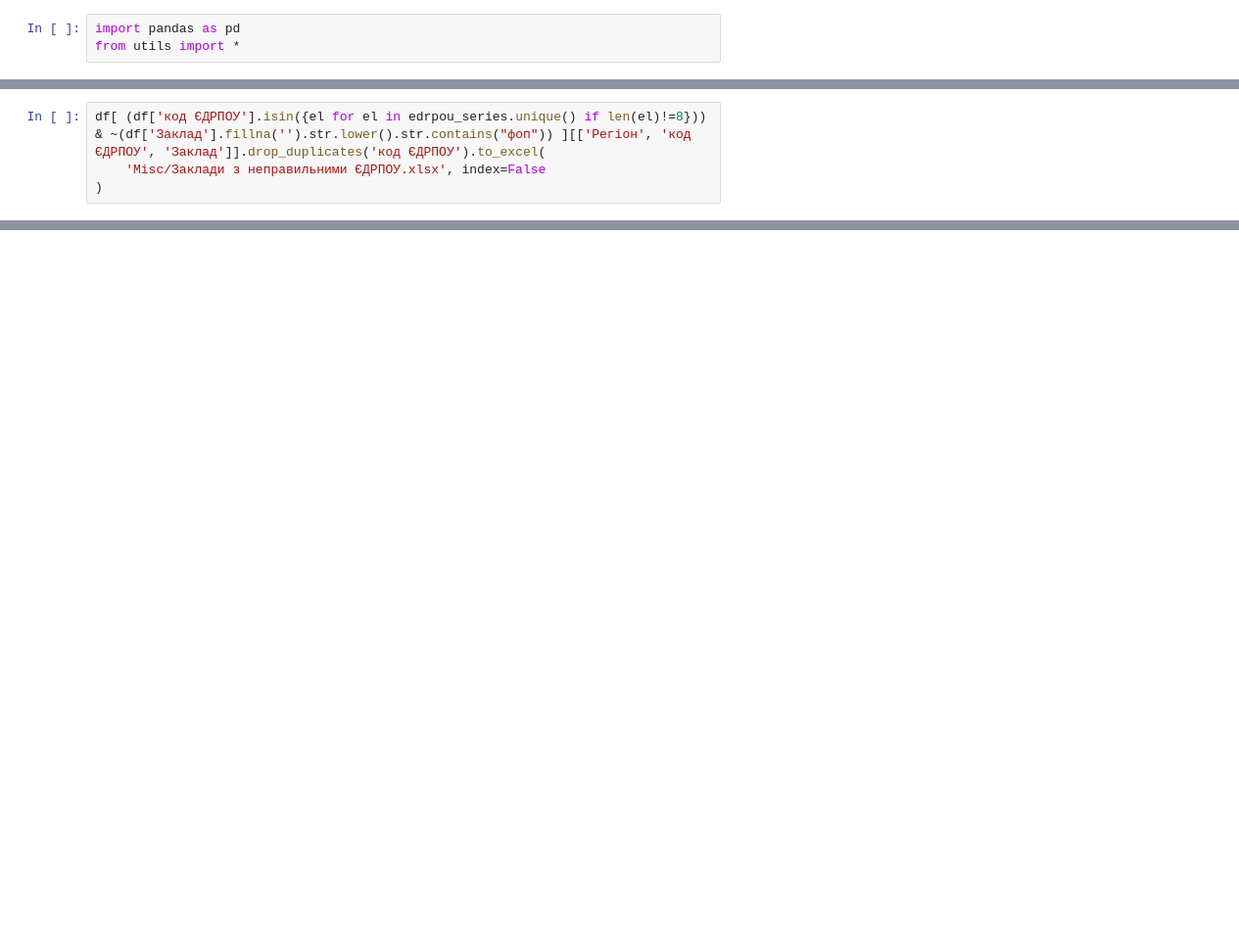
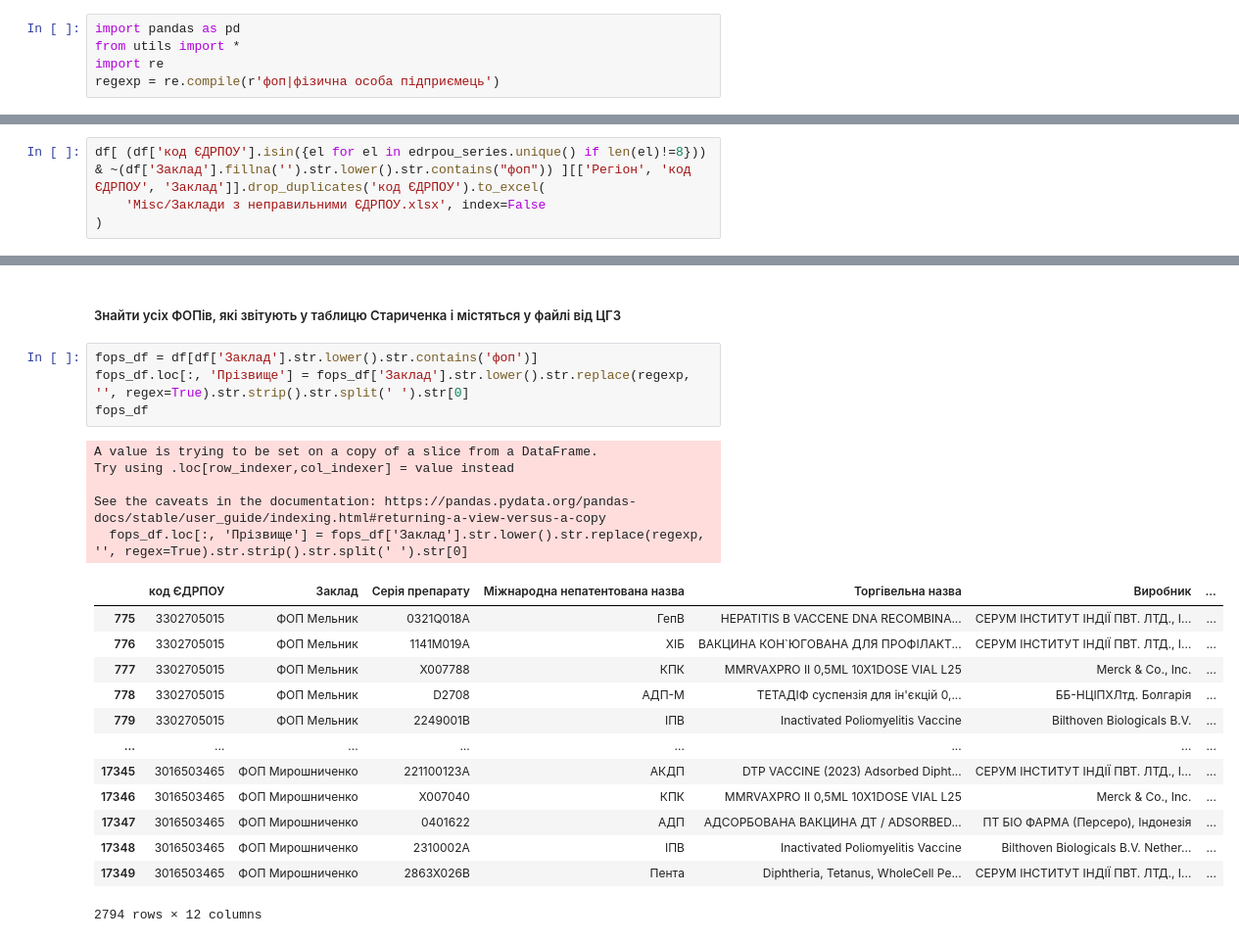
Before and after one commit to NonPersistentMind/VacPlanner, a Jupyter notebook: test_facilities_presence.ipynb, the cells around one changed output, grey strips where cells are left out. Shown at 98% size. Cells and saved outputs as stored; diff of their text form; blank space fills up the shorter version.

```diff
--- a/test_facilities_presence.ipynb
+++ b/test_facilities_presence.ipynb
@@ -1,6 +1,8 @@
 # %%
 import pandas as pd
 from utils import *
+import re
+regexp = re.compile(r'фоп|фізична особа підприємець')
 # %%
 test_df = pd.read_excel('Data/Auxillary/Список закладів.xlsx', skiprows=1)
 test_df['legal_entity_edrpou'] = test_df['legal_entity_edrpou'].apply(lambda x: x if (x is pd.NA or x == 'ФОП') else str(x).rjust(8, '0'))
@@ -111,0 +212,25 @@ result.shape, vaccine_shorts.keys().__len__()
+# %% [markdown]
+##### Знайти усіх ФОПів, які звітують у таблицю Стариченка і містяться у файлі від ЦГЗ
+# %%
+fops_df = df[df['Заклад'].str.lower().str.contains('фоп')]
+fops_df.loc[:, 'Прізвище'] = fops_df['Заклад'].str.lower().str.replace(regexp, '', regex=True).str.strip().str.split(' ').str[0]
+fops_df
+# %% [output]
+A value is trying to be set on a copy of a slice from a DataFrame.
+Try using .loc[row_indexer,col_indexer] = value instead
+
+See the caveats in the documentation: https://pandas.pydata.org/pandas-docs/stable/user_guide/indexing.html#returning-a-view-versus-a-copy
+  fops_df.loc[:, 'Прізвище'] = fops_df['Заклад'].str.lower().str.replace(regexp, '', regex=True).str.strip().str.split(' ').str[0]
+|  | код ЄДРПОУ | Заклад | Серія препарату | Міжнародна непатентована назва | Торгівельна назва | Виробник | ... |
+| 775 | 3302705015 | ФОП Мельник | 0321Q018A | ГепВ | HEPATITIS B VACCENE DNA RECOMBINA... | СЕРУМ ІНСТИТУТ ІНДІЇ ПВТ. ЛТД., І... | ... |
+| 776 | 3302705015 | ФОП Мельник | 1141M019A | ХІБ | ВАКЦИНА КОН`ЮГОВАНА ДЛЯ ПРОФІЛАКТ... | СЕРУМ ІНСТИТУТ ІНДІЇ ПВТ. ЛТД., І... | ... |
+| 777 | 3302705015 | ФОП Мельник | X007788 | КПК | MMRVAXPRO II 0,5ML 10X1DOSE VIAL L25 | Merck & Co., Inc. | ... |
+| 778 | 3302705015 | ФОП Мельник | D2708 | АДП-М | ТЕТАДІФ суспензія для ін'єкцій 0,... | ББ-НЦІПХЛтд. Болгарія | ... |
+| 779 | 3302705015 | ФОП Мельник | 2249001B | ІПВ | Inactivated Poliomyelitis Vaccine | Bilthoven Biologicals B.V. | ... |
+| ... | ... | ... | ... | ... | ... | ... | ... |
+| 17345 | 3016503465 | ФОП Мирошниченко | 221100123A | АКДП | DTP VACCINE (2023) Adsorbed Dipht... | СЕРУМ ІНСТИТУТ ІНДІЇ ПВТ. ЛТД., І... | ... |
+| 17346 | 3016503465 | ФОП Мирошниченко | X007040 | КПК | MMRVAXPRO II 0,5ML 10X1DOSE VIAL L25 | Merck & Co., Inc. | ... |
+| 17347 | 3016503465 | ФОП Мирошниченко | 0401622 | АДП | АДСОРБОВАНА ВАКЦИНА ДТ / ADSORBED... | ПТ БІО ФАРМА (Персеро), Індонезія | ... |
+| 17348 | 3016503465 | ФОП Мирошниченко | 2310002A | ІПВ | Inactivated Poliomyelitis Vaccine | Bilthoven Biologicals B.V. Nether... | ... |
+| 17349 | 3016503465 | ФОП Мирошниченко | 2863X026B | Пента | Diphtheria, Tetanus, WholeCell Pe... | СЕРУМ ІНСТИТУТ ІНДІЇ ПВТ. ЛТД., І... | ... |
+2794 rows × 12 columns
```
Also changed, not shown: parts of 22 cells of this notebook, 26 other files.
